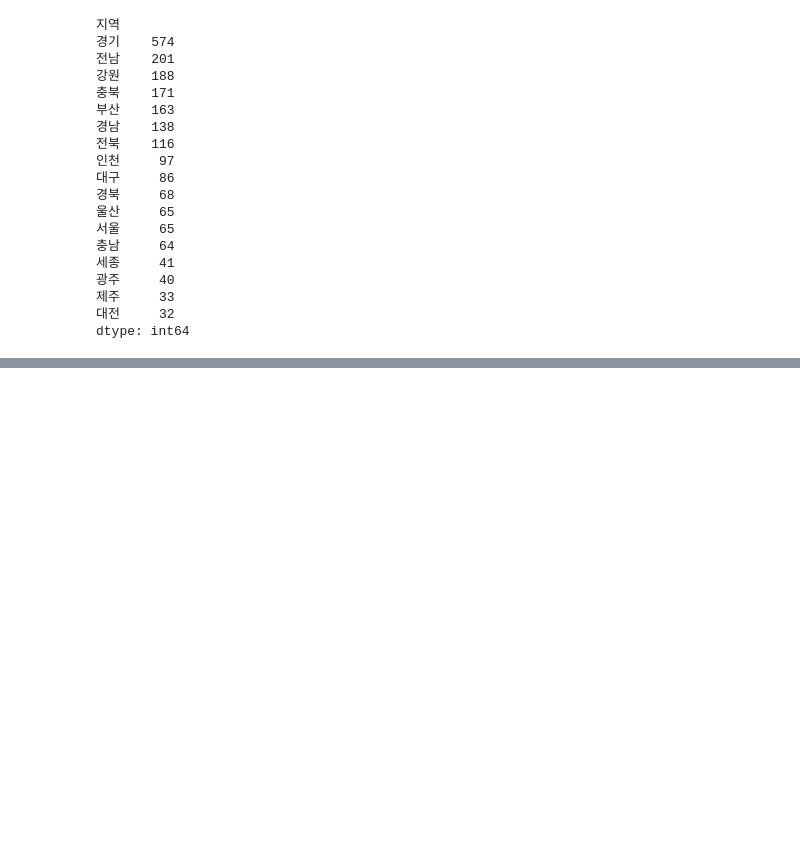
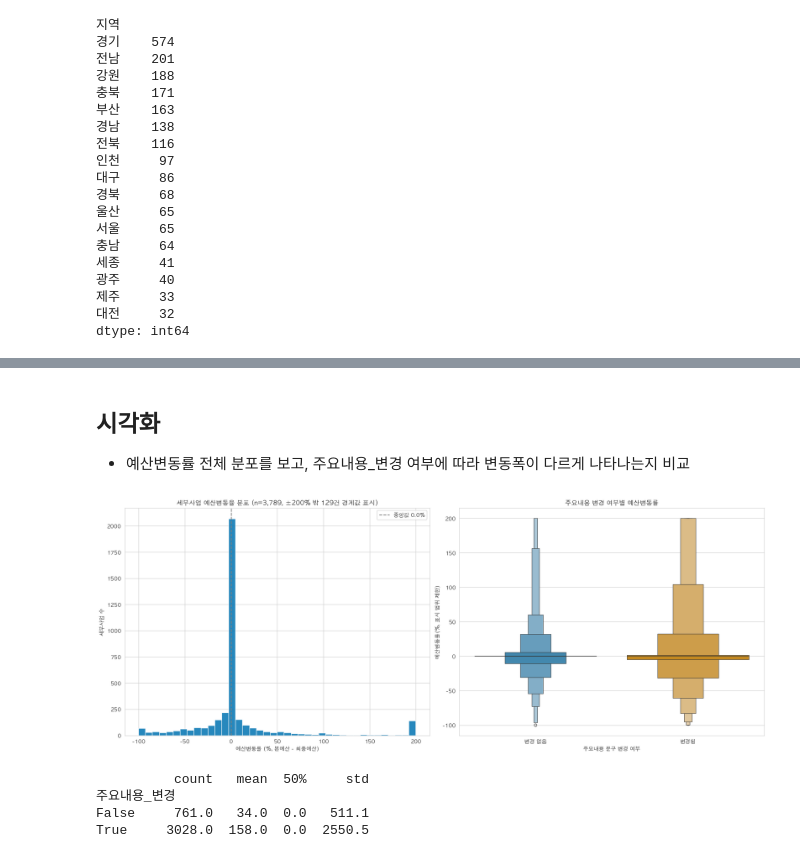
Before and after one commit to JungYeoni/yumocha, a Jupyter notebook: notebooks/20260716_EDA_2023_전국_시도분리정제.ipynb, the cells around one changed output, grey strips where cells are left out. Drawn from its saved outputs; the diff is of its cells as text; code cells hidden in the pictures; blank space fills up the shorter version.

```diff
--- a/notebooks/20260716_EDA_2023_전국_시도분리정제.ipynb
+++ b/notebooks/20260716_EDA_2023_전국_시도분리정제.ipynb
@@ -1365,0 +1477,3 @@ dtype: int64
+# %% [markdown]
+## 시각화
+- 예산변동률 전체 분포를 보고, 주요내용_변경 여부에 따라 변동폭이 다르게 나타나는지 비교
@@ -1365,0 +1492,65 @@ dtype: int64
+# %%
+# 본예산이 0이라 변동률 계산이 불가했던 행 제외
+plot_df = detail_comparison.dropna(subset=["예산변동률(%)"]).copy()
+
+# 극단값이 히스토그램을 압도하지 않도록 표시범위만 클리핑
+clip_range = 200
+n_clipped = (
+    (plot_df["예산변동률(%)"] < -clip_range) | (plot_df["예산변동률(%)"] > clip_range)
+).sum()
+
+plot_df["예산변동률_표시용"] = plot_df["예산변동률(%)"].clip(-clip_range, clip_range)
+# %%
+fig, axes = plt.subplots(1, 2, figsize=FIG_SIZE)
+
+median_val = plot_df["예산변동률(%)"].median()
+
+# 전체 분포
+axes[0].hist(plot_df["예산변동률_표시용"], bins=40, color=PALETTE[0], edgecolor="white", alpha=0.85)
+axes[0].axvline(0, color="gray", linestyle="--", linewidth=1.5, label=f"중앙값 {median_val:.1f}%")
+axes[0].set_title(
+    f"세부사업 예산변동율 분포 (n={len(plot_df):,}, ±{clip_range}% 밖 {n_clipped}건 경계값 표시)"
+)
+axes[0].set_xlabel("예산변동률 (%, 본예산 - 최종예산)")
+axes[0].set_ylabel("세부사업 수")
+axes[0].legend()
+
+# 주요내용 변경 여부별 비교
+sns.boxenplot(
+    data=plot_df,
+    x="주요내용_변경",
+    y="예산변동률_표시용",
+    hue="주요내용_변경",
+    order=[False, True],
+    hue_order=[False, True],
+    palette=PALETTE[:2],
+    legend=False,
+    ax=axes[1],
+)
+axes[1].set_title("주요내용 변경 여부별 예산변동률")
+axes[1].set_xlabel("주요내용 문구 변경 여부")
+axes[1].set_ylabel("예산변동률(%, 표시 범위 제한)")
+axes[1].set_xticks([0, 1])
+axes[1].set_xticklabels(["변경 없음", "변경됨"])
+
+plt.tight_layout()
+
+out_path = Path("results")
+out_path.mkdir(exist_ok=True)
+plt.savefig(
+    out_path / f"{YEAR}_에산변동률_분포.png", dpi=150, bbox_inches="tight", facecolor="white"
+)
+
+plt.show()
+
+print(
+    plot_df.groupby("주요내용_변경")["예산변동률(%)"]
+    .describe()[["count", "mean", "50%", "std"]]
+    .round(1)
+)
+# %% [output]
+[figure, added]
+          count   mean  50%     std
+주요내용_변경
+False     761.0   34.0  0.0   511.1
+True     3028.0  158.0  0.0  2550.5
```
Also changed, not shown: parts of 8 cells of this notebook.
